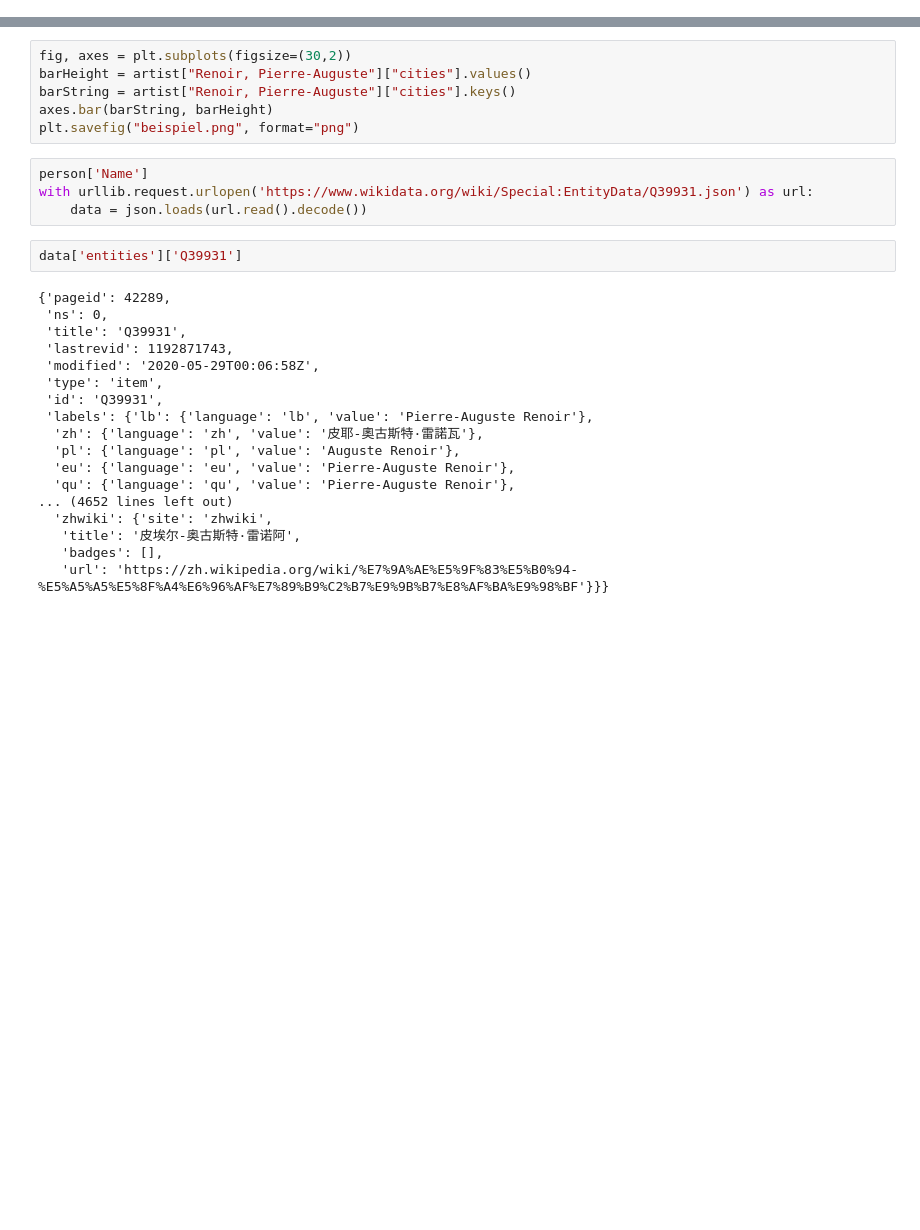
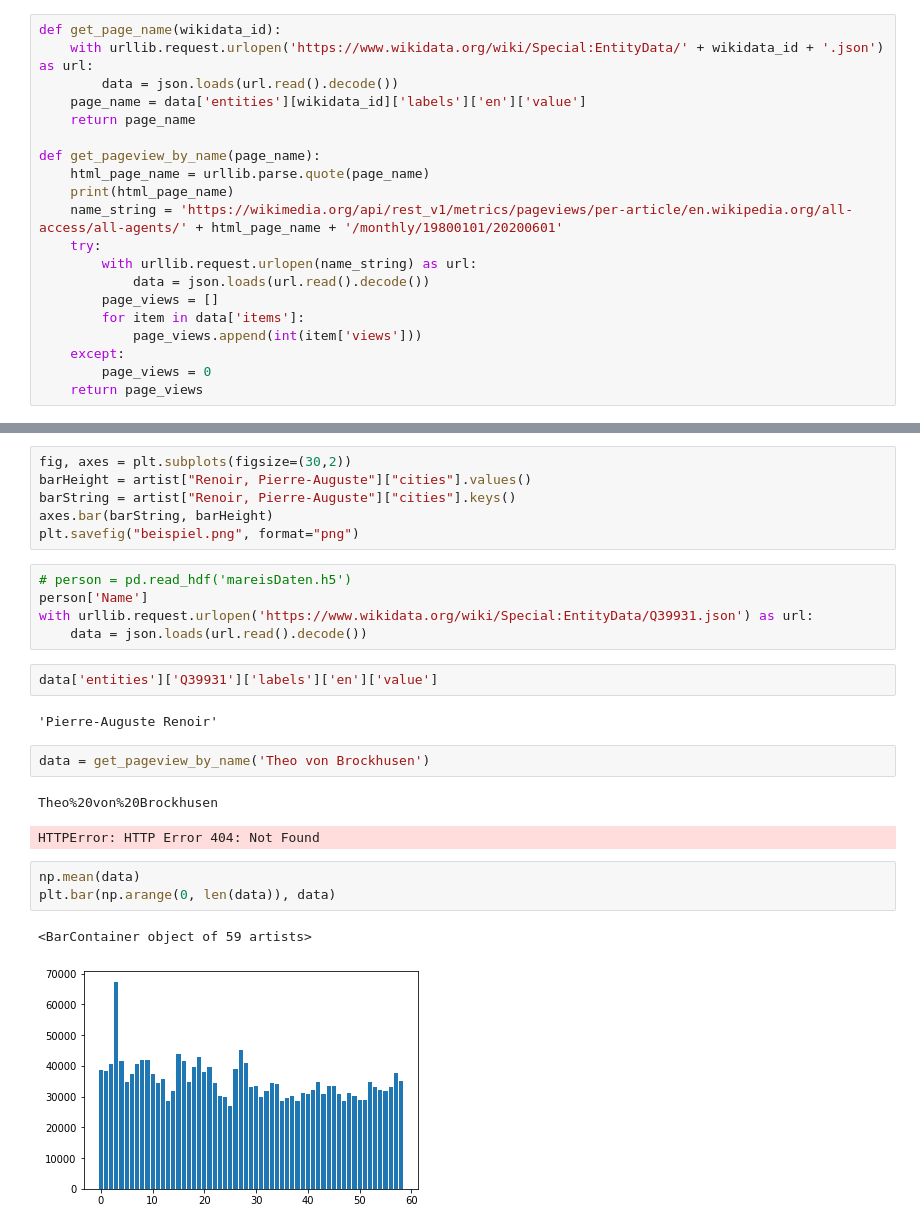
Before and after one commit to falkoin/crawlDoME, a Jupyter notebook: loadData.ipynb, the cells around one changed output, grey strips where cells are left out. Saved outputs shown, nothing was run; the diff lists cells and outputs as text; blank space fills up the shorter version.

Commit message:
Adds monthly page views to table

```diff
--- a/loadData.ipynb
+++ b/loadData.ipynb
@@ -18,3 +21,23 @@ person = pd.read_excel("Person.xlsx")
+# %%
+def get_page_name(wikidata_id):
+    with urllib.request.urlopen('https://www.wikidata.org/wiki/Special:EntityData/' + wikidata_id + '.json') as url:
+        data = json.loads(url.read().decode())
+    page_name = data['entities'][wikidata_id]['labels']['en']['value']
+    return page_name
+
+def get_pageview_by_name(page_name):
+    html_page_name = urllib.parse.quote(page_name)
+    print(html_page_name)
+    name_string = 'https://wikimedia.org/api/rest_v1/metrics/pageviews/per-article/en.wikipedia.org/all-access/all-agents/' + html_page_name + '/monthly/19800101/20200601'
+    try:
+        with urllib.request.urlopen(name_string) as url:
+            data = json.loads(url.read().decode())
+        page_views = []
+        for item in data['items']:
+            page_views.append(int(item['views']))
+    except:
+        page_views = 0
+    return page_views
 # %% [markdown]
 ## Scrape data
 This code takes the id from the artists table and uses a url to download informations about all exhibitions this particular artist had been attending.
@@ -117,26 +140,22 @@ barString = artist["Renoir, Pierre-Auguste"]["cities"].keys()
 axes.bar(barString, barHeight)
 plt.savefig("beispiel.png", format="png")
 # %%
+# person = pd.read_hdf('mareisDaten.h5')
 person['Name']
 with urllib.request.urlopen('https://www.wikidata.org/wiki/Special:EntityData/Q39931.json') as url:
     data = json.loads(url.read().decode())
 # %%
-data['entities']['Q39931']
+data['entities']['Q39931']['labels']['en']['value']
 # %% [output]
-{'pageid': 42289,
- 'ns': 0,
- 'title': 'Q39931',
- 'lastrevid': 1192871743,
- 'modified': '2020-05-29T00:06:58Z',
- 'type': 'item',
- 'id': 'Q39931',
- 'labels': {'lb': {'language': 'lb', 'value': 'Pierre-Auguste Renoir'},
-  'zh': {'language': 'zh', 'value': '皮耶-奧古斯特·雷諾瓦'},
-  'pl': {'language': 'pl', 'value': 'Auguste Renoir'},
-  'eu': {'language': 'eu', 'value': 'Pierre-Auguste Renoir'},
-  'qu': {'language': 'qu', 'value': 'Pierre-Auguste Renoir'},
-... (4652 lines left out)
-  'zhwiki': {'site': 'zhwiki',
-   'title': '皮埃尔-奥古斯特·雷诺阿',
-   'badges': [],
-   'url': 'https://zh.wikipedia.org/wiki/%E7%9A%AE%E5%9F%83%E5%B0%94-%E5%A5%A5%E5%8F%A4%E6%96%AF%E7%89%B9%C2%B7%E9%9B%B7%E8%AF%BA%E9%98%BF'}}}
+'Pierre-Auguste Renoir'
+# %%
+data = get_pageview_by_name('Theo von Brockhusen')
+# %% [output]
+Theo%20von%20Brockhusen
+HTTPError: HTTP Error 404: Not Found
+# %%
+np.mean(data)
+plt.bar(np.arange(0, len(data)), data)
+# %% [output]
+<BarContainer object of 59 artists>
+[figure, added]
```
Also changed, not shown: parts of 7 cells of this notebook, 2 other files.
